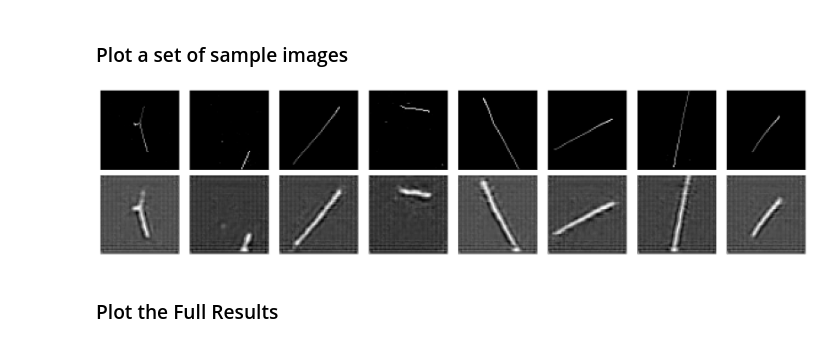
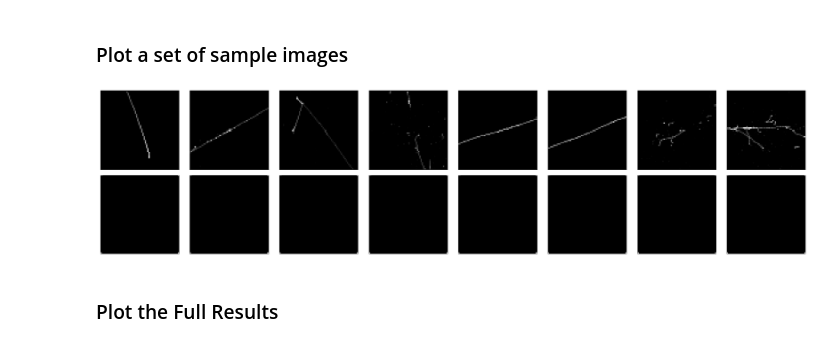
Before and after one commit to paullutkus/particle_generator, a Jupyter notebook: deploy_analysis/01_AutoEncoder_Evaluation.ipynb, the cells around one changed output. Saved outputs shown, nothing was run; the diff lists cells and outputs as text; code cells hidden in the pictures.

```diff
--- a/deploy_analysis/01_AutoEncoder_Evaluation.ipynb
+++ b/deploy_analysis/01_AutoEncoder_Evaluation.ipynb
@@ -53,6 +54,6 @@ model_class = {'mlp': 'mlp_ae/', 'conv':'conv_ae/', 'res':'res_ae/'}
 # %%
 mnist = False
-model_type = 'conv'
+model_type = 'var_res'
 if mnist:
     model_folder = 'mnist_ae/'
 else:
@@ -128,7 +129,7 @@ print(n_layers, depth, im_size, im_dim)
 # %% [markdown]
 #### Test Data
 # %%
-test_data = "/home/plutku01/data/LArCV/test/single_particle/larcv_png_{}/".format(im_dim)
+test_data = "/home/plutku01/data/cv/single_particle/test/larcv_png_{}/".format(im_dim)
 num_test_ex = sum( [len(examples) for _, _, examples in os.walk(test_data)] )
 print("{} test data will be loaded from: \n{}".format(num_test_ex, test_data))
 # %% [output]
@@ -268,10 +269,12 @@ checkpoint = torch.load(current_checkpoint)
 # Set up model on GPU
 if 'mlp' in exp_path:
     model = ae.AutoEncoder(**ae_kwargs).to(device)
+elif model_type == 'conv':
+    model = conv_ae.ConvAutoEncoder(**ae_kwargs).to(device)
 elif model_type == 'res':
-    model = conv_ae.ConvAutoEncoder(**ae_kwargs).to(device)
-elif model_type == 'conv':
     model = res_ae.ResAutoEncoder(**ae_kwargs).to(device)
+elif model_type == 'var_res':
+    model = var_res_ae.Var_ResAutoEncoder(**ae_kwargs).to(device)
 # %% [markdown]
 ### Load the model's state dictionary
 # %%
@@ -357,10 +360,10 @@ for idx, image in enumerate(test_loader):
         # Concatenate the two images along the channel dimension and append to list
         # For later plotting with MatPlotLib below this cell
         test_ims.append(image.view(-1, im_dim, im_dim).detach().cpu().numpy())
-        samples.append(output.view(-1, im_dim, im_dim).detach().cpu().numpy())
+        samples.append(output[0].view(-1, im_dim, im_dim).detach().cpu().numpy())
 
     # Get the loss value for the batch
-    loss = loss_fn(output, image)
+    loss = loss_fn(output[0], image)
 
     # Append loss value
     test_losses.append(float(loss.item()))
@@ -408,33 +411,35 @@ train_stds.append(train_std)
 # %%
 %matplotlib inline
 # Setup figure
 fig, axes = plt.subplots(nrows = 2, ncols = limit//2, sharex=True, sharey=True, figsize=(25,6))
 
 # Set title
 if 'mlp' in exp_path:
     m_label = 'AE_test_set_checkpoint_{}'.format(checkpoint_label)
 elif model_type == 'conv':
     m_label = 'Conv_AE_test_set_checkpoint_{}'.format(checkpoint_label)
 elif model_type == 'res':
     m_label = 'Res_AE_test_set_checkpoint_{}'.format(checkpoint_label)
+elif model_type == 'var_res':
+    m_label = 'Var_Res_AE_test_set_checkpoint_{}'.format(checkpoint_label)
 
 # Generate plot
 for images, row in zip([test_ims, samples], axes):
     for img, ax in zip(images, row):
         img = np.reshape(img, (im_dim, im_dim))
         ax.imshow(img, cmap='gray')
         ax.get_xaxis().set_visible(False)
         ax.get_yaxis().set_visible(False)
         ax.tick_params(axis='x', colors='#443941')
         ax.tick_params(axis='y', colors='#443941')
 
 fig.tight_layout()
 
 # Save figure
-save_file = "{}_{}_{}.png".format(m_label, im_dim, code)# code[0]*code[1]*code[2])
+save_file = "{}_{}_{}.png".format(m_label, im_dim, l_dim)# code[0]*code[1]*code[2])
 plt.savefig(save_file, dpi=300)
 # %% [output]
-[figure, old version]
+[figure, new version]
 # %% [markdown]
 ### Plot the Full Results
 # %%
```
Also changed, not shown: parts of 30 cells of this notebook, 20 other files.
